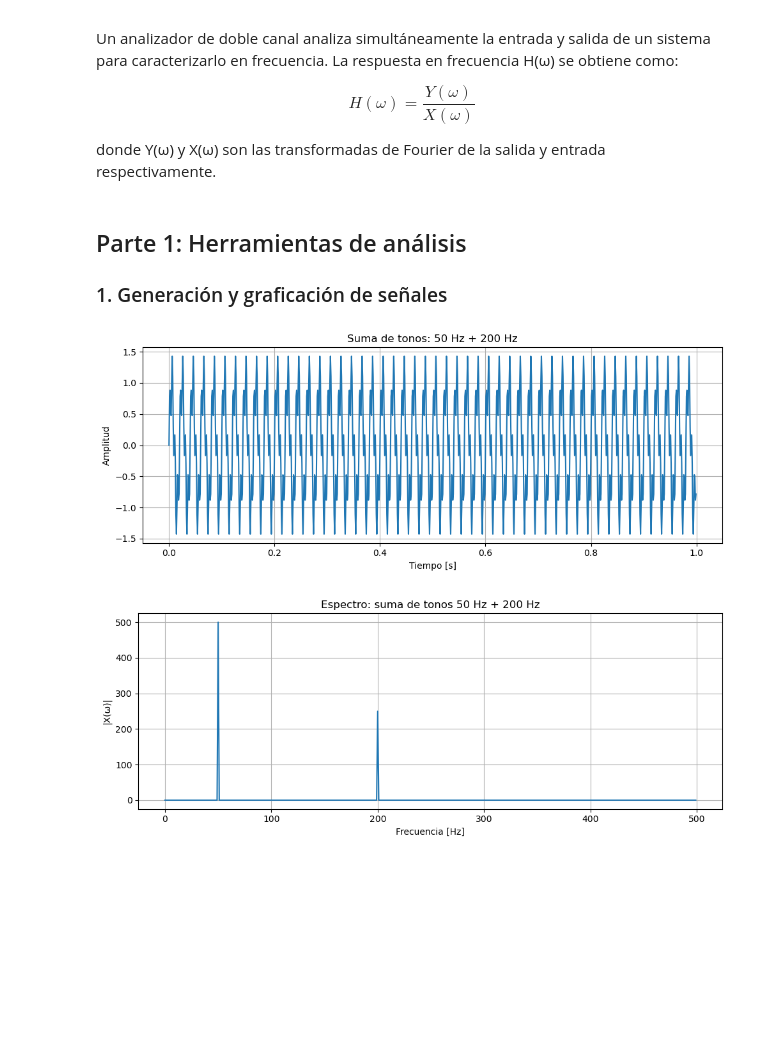
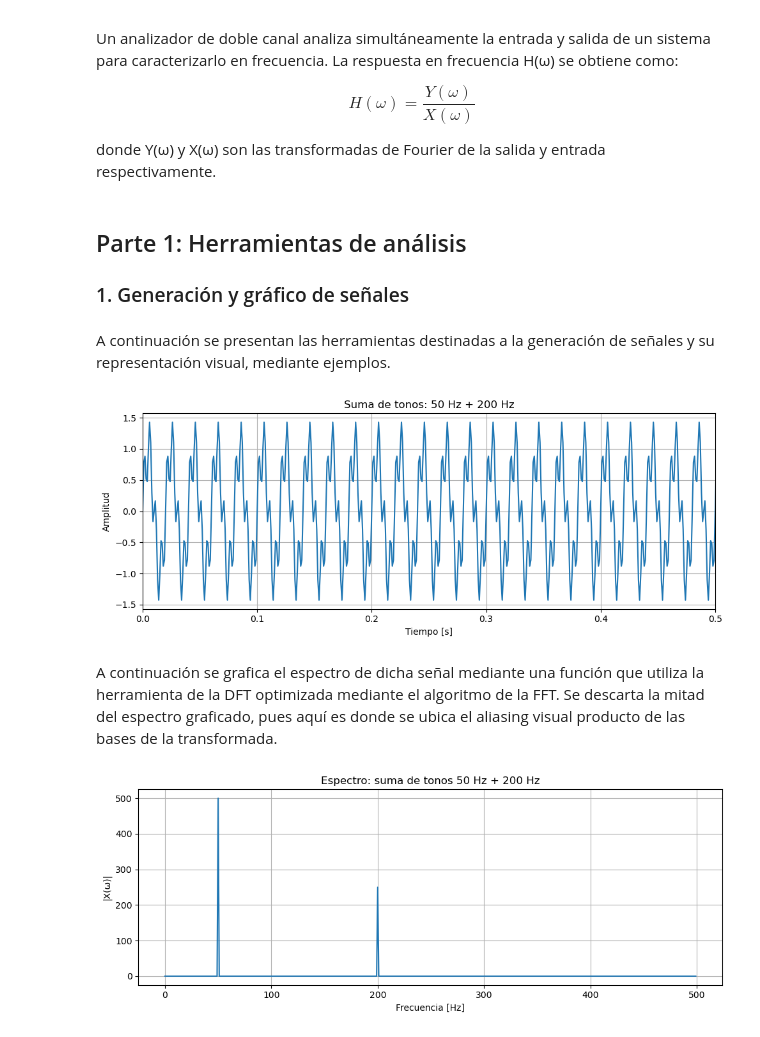
Before and after one commit to notfigure8/TP-DSP-Grupo-5, a Jupyter notebook: notebook_grupo_5.ipynb, the cells around one changed output. Drawn from its saved outputs; the diff is of its cells as text; code cells hidden in the pictures; blank space fills up the shorter version.

```diff
--- a/notebook_grupo_5.ipynb
+++ b/notebook_grupo_5.ipynb
@@ -18,23 +18,27 @@ from funciones import *
 # %% [markdown]
 ## Parte 1: Herramientas de análisis
 
-### 1. Generación y graficación de señales
+### 1. Generación y gráfico de señales
+# %% [markdown]
+A continuación se presentan las herramientas destinadas a la generación de señales y su representación visual, mediante ejemplos.
 # %%
 # Parámetros
 fs = 1000       # frecuencia de muestreo: 1000 Hz
 duracion = 1    # 1 segundo
 
 # Generamos una suma de tonos puros: 50 Hz y 200 Hz
 senal = generar_suma_tonos(
     frecuencias=[50, 200],
     amplitudes=[1, 0.5],
     fs=fs,
     duracion=duracion
 )
 
 # Graficamos la señal temporal
-graficar_senal(senal, fs=fs, titulo="Suma de tonos: 50 Hz + 200 Hz")
+graficar_senales(senal, fs=fs, titulo="Suma de tonos: 50 Hz + 200 Hz", xlim=(0, 0.5))
 # %% [output]
-[figure, old version]
+[figure, new version]
+# %% [markdown]
+A continuación se grafica el espectro de dicha señal mediante una función que utiliza la herramienta de la DFT optimizada mediante el algoritmo de la FFT. Se descarta la mitad del espectro graficado, pues aquí es donde se ubica el aliasing visual producto de las bases de la transformada.
 # %%
 # Graficamos el espectro de la misma señal
```
Also changed, not shown: parts of 3 cells of this notebook, 1 other file.
